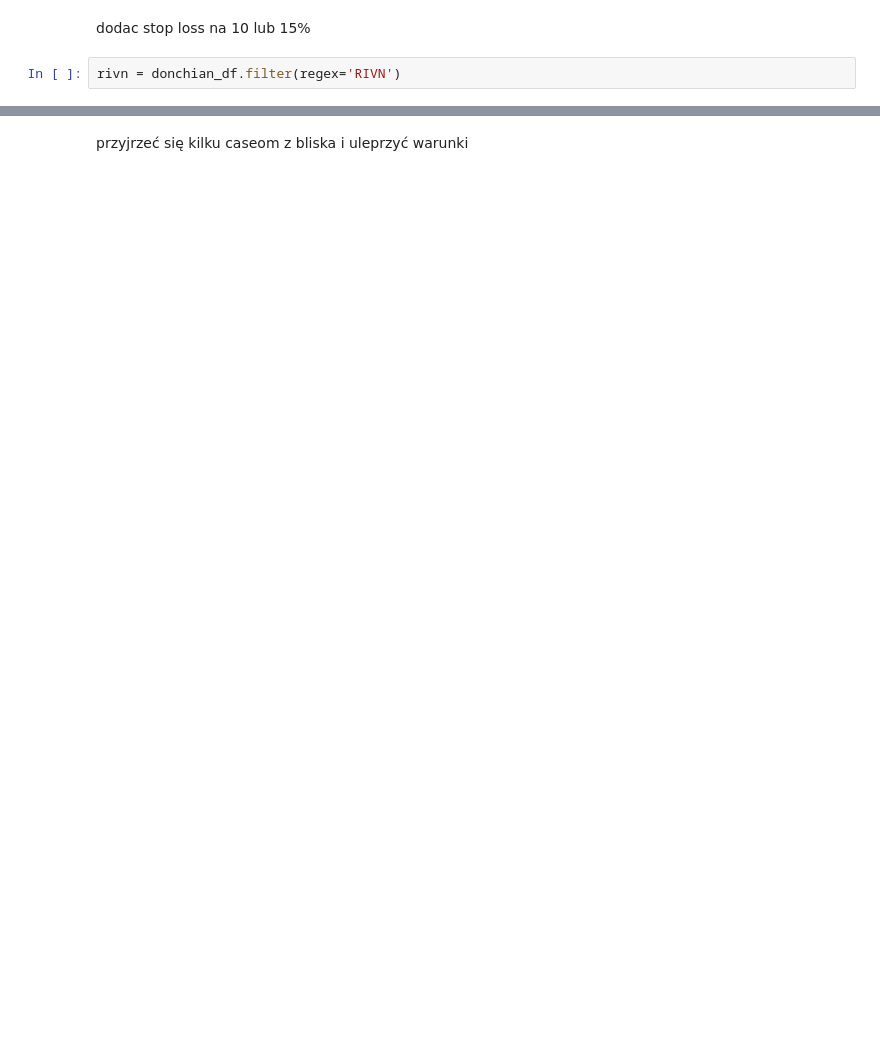
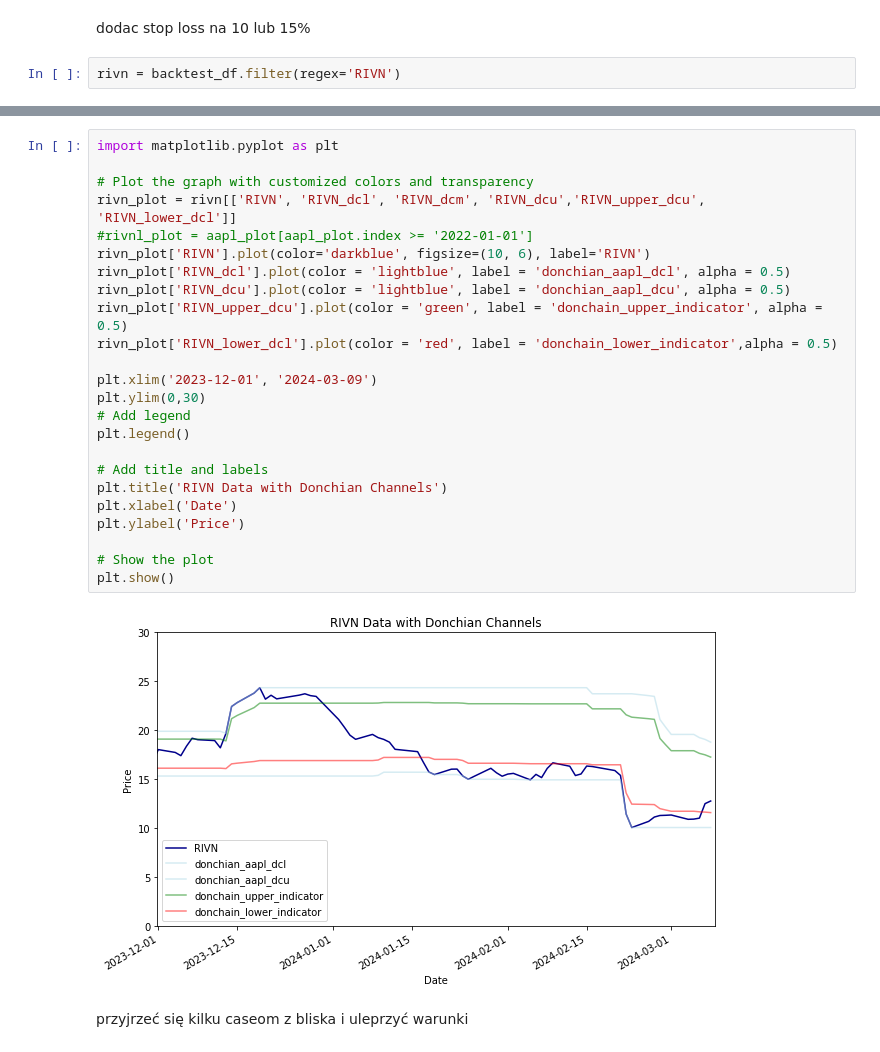
Before and after one commit to mglaz/backtesting, a Jupyter notebook: backtesting.ipynb, the cells around one changed output, grey strips where cells are left out. Cells and saved outputs as stored; diff of their text form; blank space fills up the shorter version.

```diff
--- a/backtesting.ipynb
+++ b/backtesting.ipynb
@@ -370,6 +715,6 @@ results[0]
 # %% [markdown]
 dodac stop loss na 10 lub 15%
 # %%
-rivn = donchian_df.filter(regex='RIVN')
+rivn = backtest_df.filter(regex='RIVN')
 # %%
 rivn.columns
@@ -399,2 +769,28 @@ plt.show()
+# %%
+import matplotlib.pyplot as plt
+
+# Plot the graph with customized colors and transparency
+rivn_plot = rivn[['RIVN', 'RIVN_dcl', 'RIVN_dcm', 'RIVN_dcu','RIVN_upper_dcu', 'RIVN_lower_dcl']]
+#rivnl_plot = aapl_plot[aapl_plot.index >= '2022-01-01']
+rivn_plot['RIVN'].plot(color='darkblue', figsize=(10, 6), label='RIVN')
+rivn_plot['RIVN_dcl'].plot(color = 'lightblue', label = 'donchian_aapl_dcl', alpha = 0.5)
+rivn_plot['RIVN_dcu'].plot(color = 'lightblue', label = 'donchian_aapl_dcu', alpha = 0.5)
+rivn_plot['RIVN_upper_dcu'].plot(color = 'green', label = 'donchain_upper_indicator', alpha = 0.5)
+rivn_plot['RIVN_lower_dcl'].plot(color = 'red', label = 'donchain_lower_indicator',alpha = 0.5)
+
+plt.xlim('2023-12-01', '2024-03-09')
+plt.ylim(0,30)
+# Add legend
+plt.legend()
+
+# Add title and labels
+plt.title('RIVN Data with Donchian Channels')
+plt.xlabel('Date')
+plt.ylabel('Price')
+
+# Show the plot
+plt.show()
+# %% [output]
+[figure, added]
 # %% [markdown]
 przyjrzeć się kilku caseom z bliska i uleprzyć warunki
```
Also changed, not shown: parts of 47 cells of this notebook, 3 other files.
